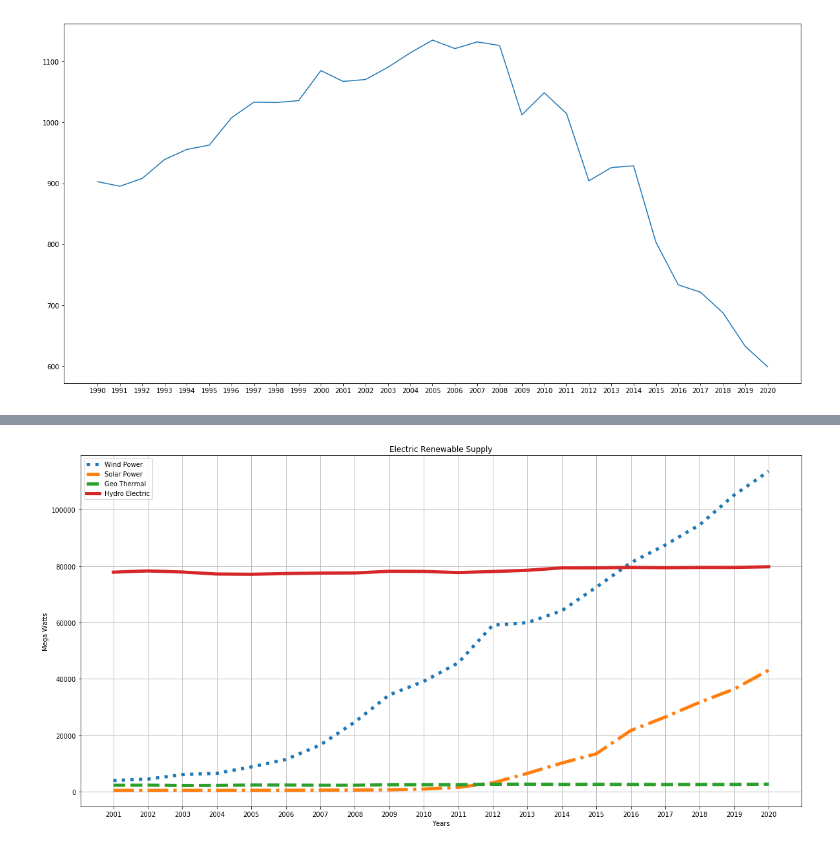
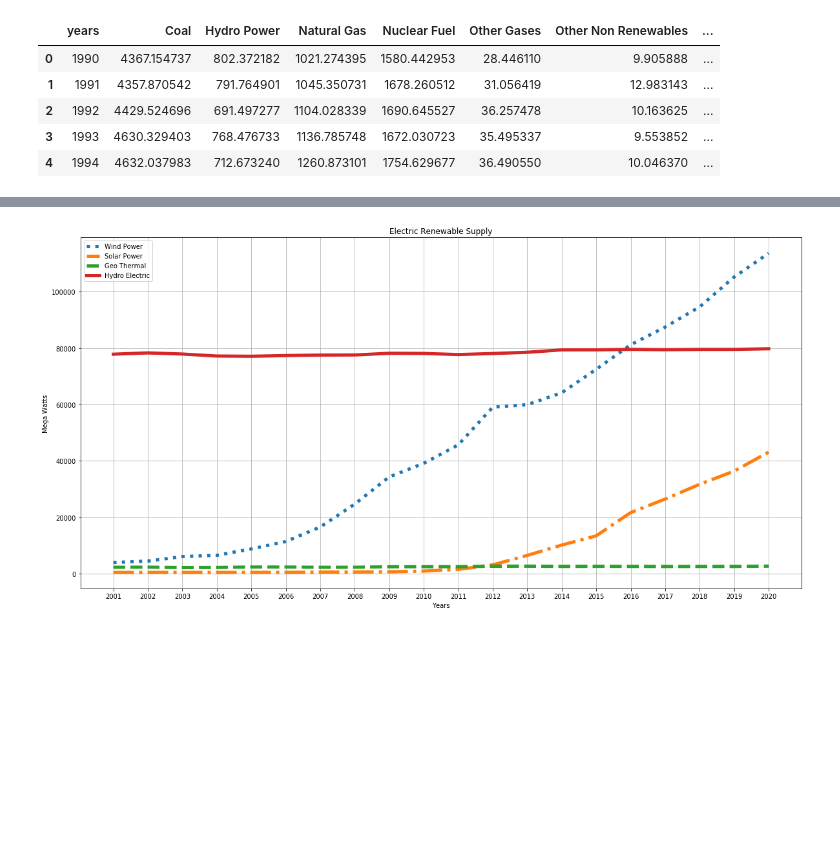
Before and after one commit to us-energy-analysis/Energy-analysis, a Jupyter notebook: USEnergyProduction.ipynb, the cells around one changed output, grey strips where cells are left out. Cells and saved outputs as stored; diff of their text form; code cells hidden in the pictures; blank space fills up the shorter version.

```diff
--- a/USEnergyProduction.ipynb
+++ b/USEnergyProduction.ipynb
@@ -37,18 +7,11 @@ plt.show()
-# %%
-coal_years = []
-coal_values = []
-
-for x in coal_response["series"][0]["data"]:
-    coal_years.append(x[0])
-    coal_values.append(x[1])
-
-#values = response["series"][0]["data"][1]
-coal_years  = coal_years[::-1]
-coal_values = coal_values[::-1]
-
-plt.figure(figsize=(20,10))
-plt.plot(years, coal_values)
-
-plt.show()
-# %% [output]
-[figure, removed]
+# %%
+electric_generation_urls = []
+
+electric_generation_urls.append("http://api.eia.gov/series/?api_key=" + api_key + "&series_id=STEO.CLTO_US.A") #Coal_generation_url
+electric_generation_urls.append("http://api.eia.gov/series/?api_key=" + api_key + "&series_id=STEO.HVTO_US.A") #Hydropower_url
+electric_generation_urls.append("http://api.eia.gov/series/?api_key=" + api_key + "&series_id=STEO.NGTO_US.A") #Natural_gas_url
+electric_generation_urls.append("http://api.eia.gov/series/?api_key=" + api_key + "&series_id=STEO.NUTO_US.A") #nuclear_fuel_url
+electric_generation_urls.append("http://api.eia.gov/series/?api_key=" + api_key + "&series_id=STEO.OGTO_US.A") #other_gases_url
+electric_generation_urls.append("http://api.eia.gov/series/?api_key=" + api_key + "&series_id=STEO.OTTO_US.A") #othet_nonrenewable_url
+electric_generation_urls.append("http://api.eia.gov/series/?api_key=" + api_key + "&series_id=STEO.HPTO_US.A") #pumped_hydropower_url
+electric_generation_urls.append("http://api.eia.gov/series/?api_key=" + api_key + "&series_id=STEO.TSEO_US.A") #us_annual_total_url
@@ -54,0 +33,22 @@ plt.show()
+# %%
+electric_generation_df = pd.DataFrame({
+    'years' : generation_years[0],
+    'Coal' : generation_Capacity[0],
+    'Hydro Power' : generation_Capacity[1],
+    'Natural Gas' : generation_Capacity[2],
+    'Nuclear Fuel' : generation_Capacity[3],
+    'Other Gases' : generation_Capacity[4],
+    'Other Non Renewables' : generation_Capacity[5],
+    'Pumped Hydro Power' : generation_Capacity[6],
+    'Total Generation' : generation_Capacity[7]
+
+})
+
+electric_generation_df.head()
+# %% [output]
+|  | years | Coal | Hydro Power | Natural Gas | Nuclear Fuel | Other Gases | Other Non Renewables | ... |
+| 0 | 1990 | 4367.154737 | 802.372182 | 1021.274395 | 1580.442953 | 28.446110 | 9.905888 | ... |
+| 1 | 1991 | 4357.870542 | 791.764901 | 1045.350731 | 1678.260512 | 31.056419 | 12.983143 | ... |
+| 2 | 1992 | 4429.524696 | 691.497277 | 1104.028339 | 1690.645527 | 36.257478 | 10.163625 | ... |
+| 3 | 1993 | 4630.329403 | 768.476733 | 1136.785748 | 1672.030723 | 35.495337 | 9.553852 | ... |
+| 4 | 1994 | 4632.037983 | 712.673240 | 1260.873101 | 1754.629677 | 36.490550 | 10.046370 | ... |
```
Also changed, not shown: parts of 8 cells of this notebook, 2 other files.
